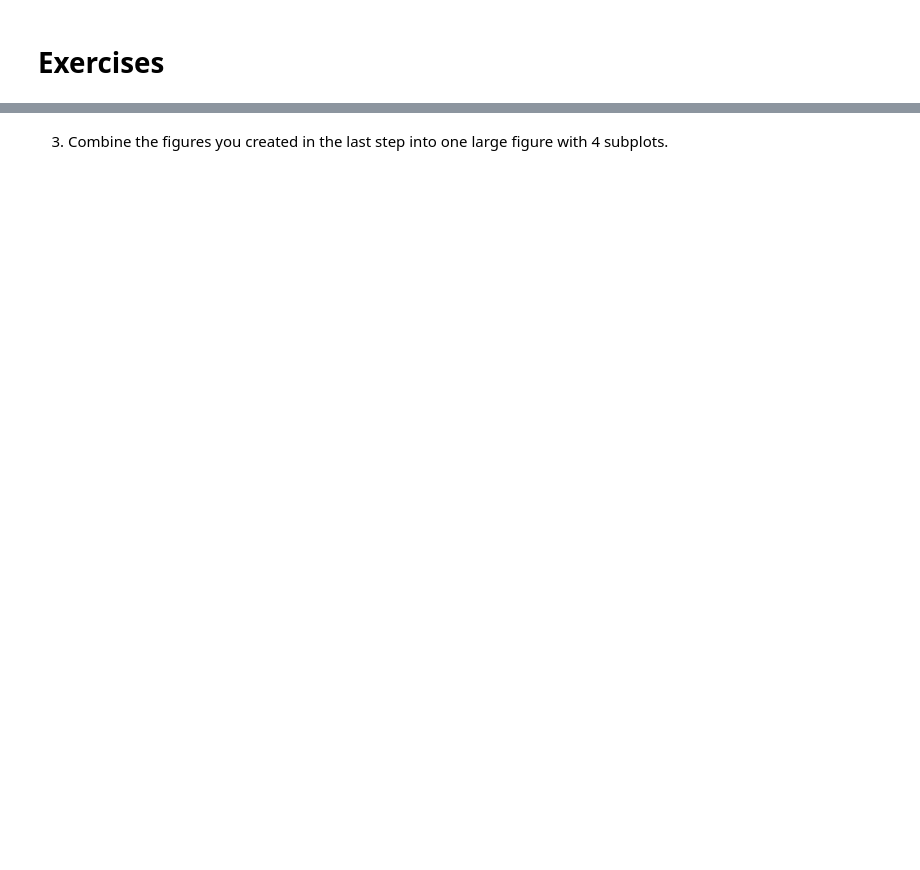
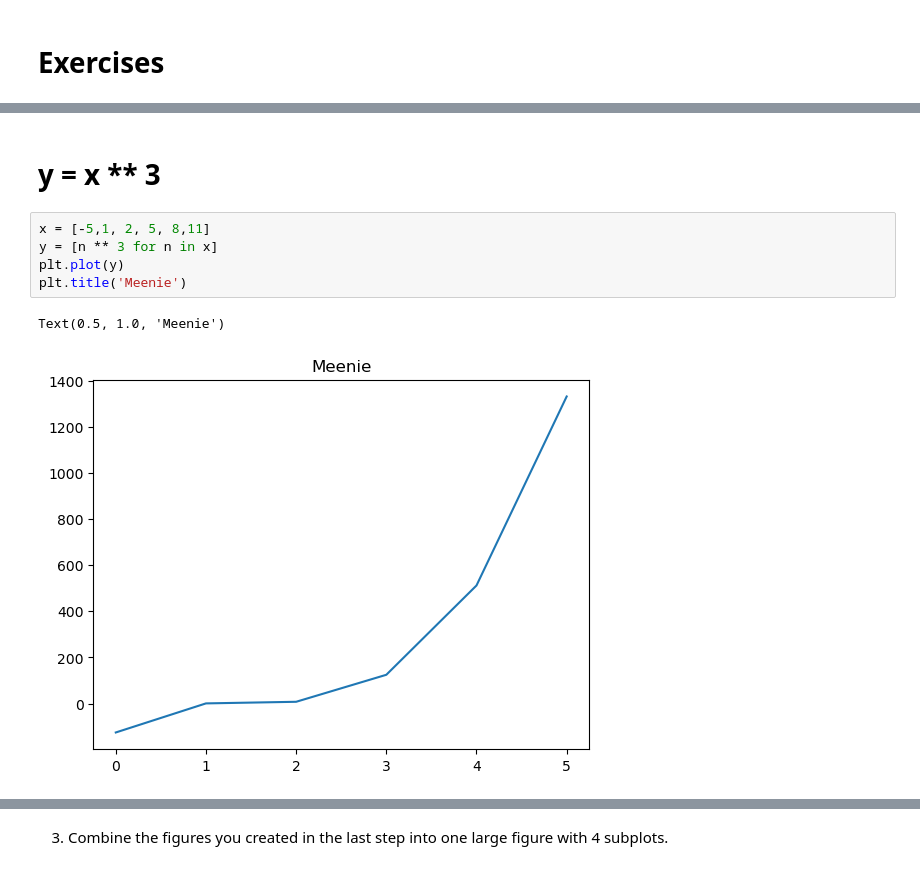
Before and after one commit to stephen-c-perry/numpy-pandas-visualization-exercises, a Jupyter notebook: matplotlib_exercises.ipynb, the cells around one changed output, grey strips where cells are left out. Saved outputs shown, nothing was run; the diff lists cells and outputs as text; blank space fills up the shorter version.

```diff
--- a/matplotlib_exercises.ipynb
+++ b/matplotlib_exercises.ipynb
@@ -18,0 +39,10 @@
+# %% [markdown]
+# y = x ** 3
+# %%
+x = [-5,1, 2, 5, 8,11]
+y = [n ** 3 for n in x]
+plt.plot(y)
+plt.title('Meenie')
+# %% [output]
+Text(0.5, 1.0, 'Meenie')
+[figure, added]
```
Also changed, not shown: parts of 13 cells of this notebook.
